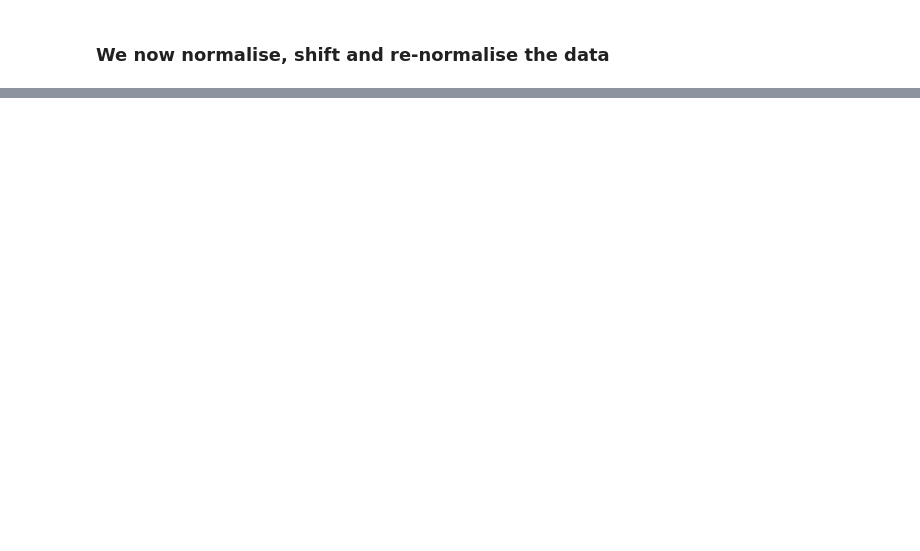
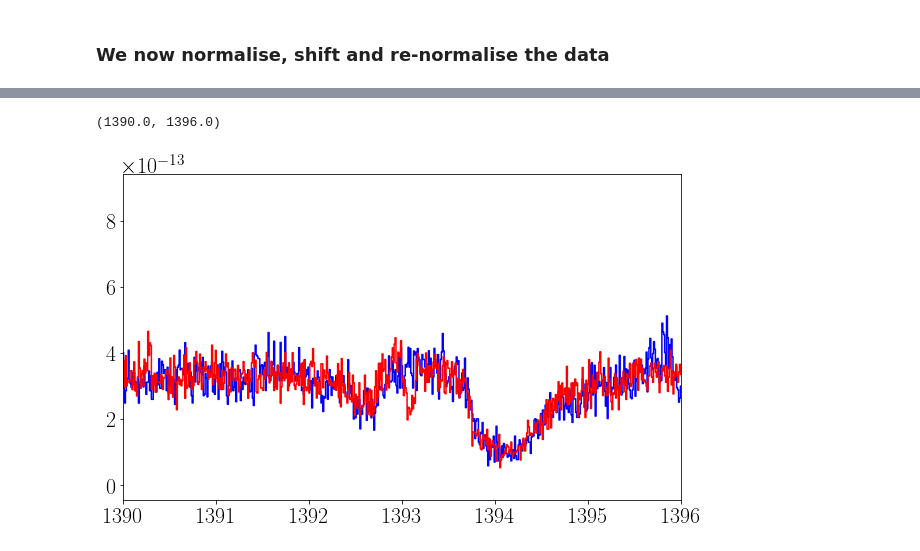
Before and after one commit to bdrdavies/exocomets, a Jupyter notebook: notebooks/load_the_data.ipynb, the cells around one changed output, grey strips where cells are left out. Cells and saved outputs as stored; diff of their text form; code cells hidden in the pictures; blank space fills up the shorter version.

```diff
--- a/notebooks/load_the_data.ipynb
+++ b/notebooks/load_the_data.ipynb
@@ -131,0 +143,35 @@ Done
+# %%
+import numpy as np
+from scipy.optimize import curve_fit
+
+def gauss(x,a,x0,sigma,bl):
+    return -a*np.exp(-(x-x0)**2/(2*(sigma)**2))+bl
+
+w = Dnsn[0][0][0]
+spec        = []
+minimums = []
+
+s1, s2 = c.RegionSelect(w, 1391.9, 1393.3)
+w_c = w[s1:s2]
+
+for i in range(len(Dnsn)):          # Cycle over number of visits
+    for j in range(len(Dnsn[i])):   # Cycle over number of fits files each visit
+        spec.append(Dnsn[i][j][1])
+        minimums.append((w[s1:s2][np.argmin(Dnsn[i][j][1][s1:s2])]))
+        #print(minimums[i])
+
+spec = np.array(spec)
+
+lateral = []
+
+fig = plt.figure(figsize=(10.0,6.0))
+for i in range(len(spec)):
+    popt,pcov = curve_fit(gauss,w_c,spec[i][s1:s2],p0=[8e-14,1392.5,0.1,3.3e-13], bounds=([-np.inf, -np.inf, -np.inf], [np.inf, np.inf, np.inf]), maxfev = 2800)
+    lateral.append(popt[1])
+    print(popt[2],i)
+    plt.step(w,spec[i],color='k',alpha=0.05)
+    plt.plot(w_c,gauss(w_c,*popt),color="red")
+
+plt.xlim(1390,1396)
+plt.xlabel(r'Wavelength [\AA]')
+plt.ylabel(r'Flux [erg/s/cm$^2$/\AA]')
@@ -131,0 +193,8 @@ Done
+# %%
+fig = plt.figure(figsize=(10.0,6.0))
+plt.step(w,spec[6],color="blue")
+plt.step(w,spec[7],color="red")
+plt.xlim(1390,1396)
+# %% [output]
+(1390.0, 1396.0)
+[figure, added]
```
Also changed, not shown: parts of 7 cells of this notebook, 4 other files.
